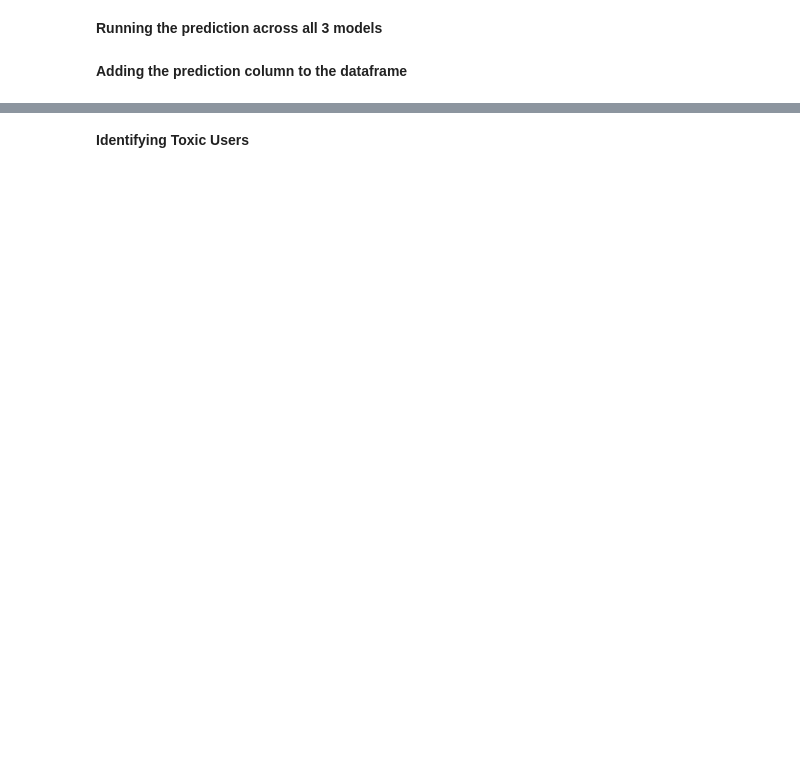
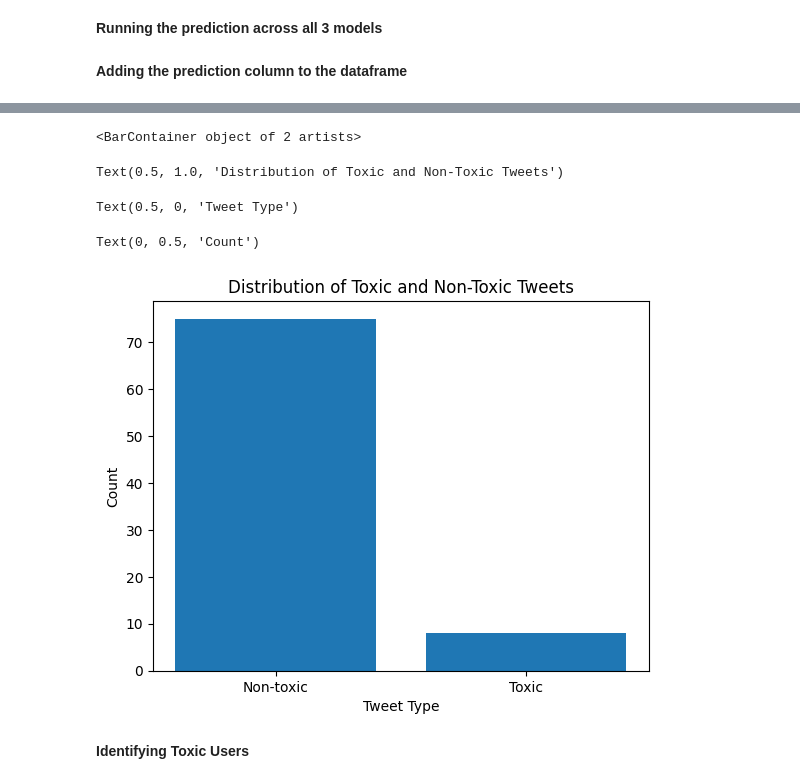
Before and after one commit to shivakumar96/Social-Media_Data-Mining, a Jupyter notebook: Project.ipynb, the cells around one changed output, grey strips where cells are left out. Saved outputs shown, nothing was run; the diff lists cells and outputs as text; code cells hidden in the pictures; blank space fills up the shorter version.

```diff
--- a/Project.ipynb
+++ b/Project.ipynb
@@ -115,7 +170,9 @@ svm_pipeline = Pipeline([
 svm_pipeline.fit(X_train, Y_train)
 
 # Evaluate the pipeline on the test data
-y_pred = svm_pipeline.predict(X_test)
-accuracy = accuracy_score(Y_test, y_pred)
+svm_y_pred = svm_pipeline.predict(X_test)
+accuracy = accuracy_score(Y_test, svm_y_pred)
 print("Accuracy:", accuracy)
+# hamming_loss = hamming_loss(Y_test, y_pred)
+# print("Hamming Loss: ",hamming_loss)
 # %% [output]
@@ -171,0 +255,23 @@ Random Forest accuracy: 0.9530754476917526
+# %%
+combine_pred = []
+# Y_test_list = list(Y_test.values)
+
+
+for i in range(len(X_test)):
+    pred_1 = svm_y_pred[i]
+    pred_2 = nb_y_pred[i]
+    pred_3 = rf_prediction[i]
+    if pred_1 == 1 or pred_2 == 1 or pred_3 == 1:
+        combine_pred.append(1)
+    else:
+        combine_pred.append(0)
+
+
+combined_accuracy = accuracy_score(Y_test,combine_pred)
+combined_recall = recall_score(Y_test,combine_pred)
+combined_precision = precision_score(Y_test,combine_pred)
+combined_f1 = f1_score(Y_test,combine_pred)
+print("Combined Accuracy: ",combined_accuracy)
+print("Combined Recall: ",combined_recall)
+print("Combined Precision: ",combined_precision)
+print("Combined F1 Score: ",combined_f1)
@@ -248,0 +343,3 @@ df
+# %%
+df = pd.read_csv("./Dataset/democrats_twitter.csv", encoding = DATASET_ENCODING)
+df
@@ -288,3 +398,18 @@ df
+# %%
+counts = df["Prediction"].value_counts()
+
+# Create a bar chart
+plt.bar(["Non-toxic", "Toxic"], counts)
+plt.title("Distribution of Toxic and Non-Toxic Tweets")
+plt.xlabel("Tweet Type")
+plt.ylabel("Count")
+plt.show()
+# %% [output]
+<BarContainer object of 2 artists>
+Text(0.5, 1.0, 'Distribution of Toxic and Non-Toxic Tweets')
+Text(0.5, 0, 'Tweet Type')
+Text(0, 0.5, 'Count')
+[figure, added]
 # %% [markdown]
 **Identifying Toxic Users**
 # %%
```
Also changed, not shown: parts of 48 cells of this notebook, 10 other files.
